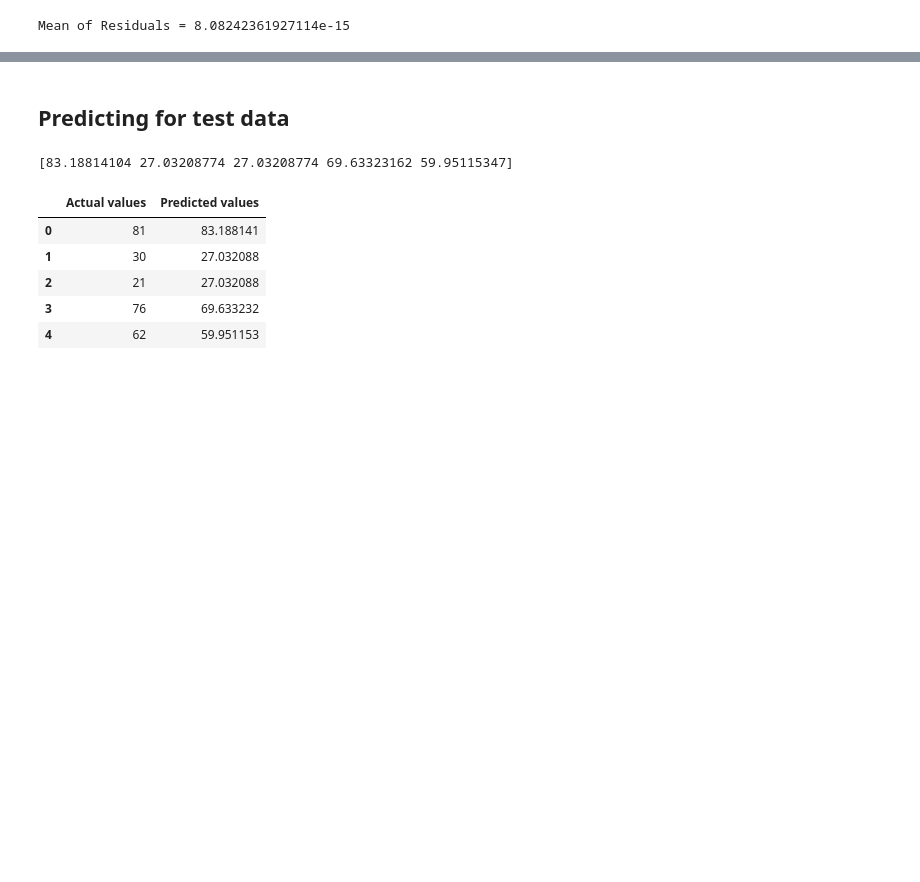
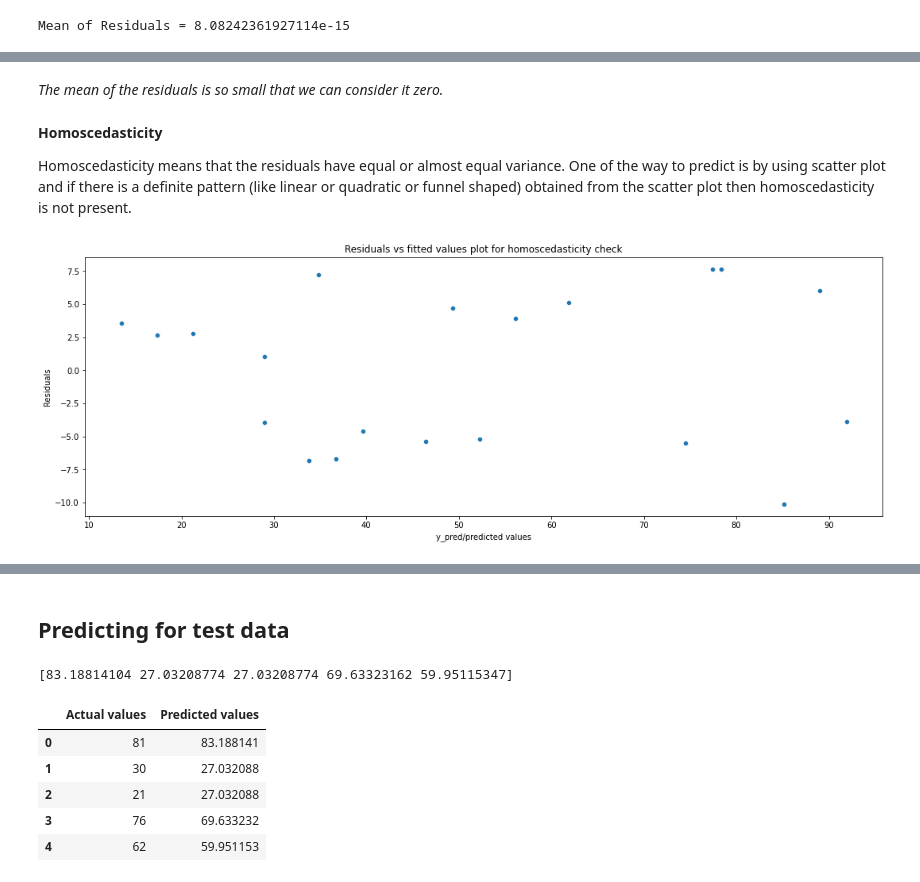
Before and after one commit to roshan2600/TSF_tasks, a Jupyter notebook: TSF Task 1.ipynb, the cells around one changed output, grey strips where cells are left out. Drawn from its saved outputs; the diff is of its cells as text; code cells hidden in the pictures; blank space fills up the shorter version.

```diff
--- a/TSF Task 1.ipynb
+++ b/TSF Task 1.ipynb
@@ -134,0 +124,14 @@ lzip(name, test)
+# %% [markdown]
+*The mean of the residuals is so small that we can consider it zero.*
+# %% [markdown]
+**Homoscedasticity**
+
+Homoscedasticity means that the residuals have equal or almost equal variance. One of the way to predict is by using scatter plot and if there is a definite pattern (like linear or quadratic or funnel shaped) obtained from the scatter plot then homoscedasticity is not present.
+# %%
+plt.figure(figsize=(18,6))
+sns.scatterplot(y_pred_train, residuals)
+plt.xlabel('y_pred/predicted values')
+plt.ylabel('Residuals')
+p = plt.title('Residuals vs fitted values plot for homoscedasticity check')
+# %% [output]
+[figure, added]
```
Also changed, not shown: parts of 16 cells of this notebook.
